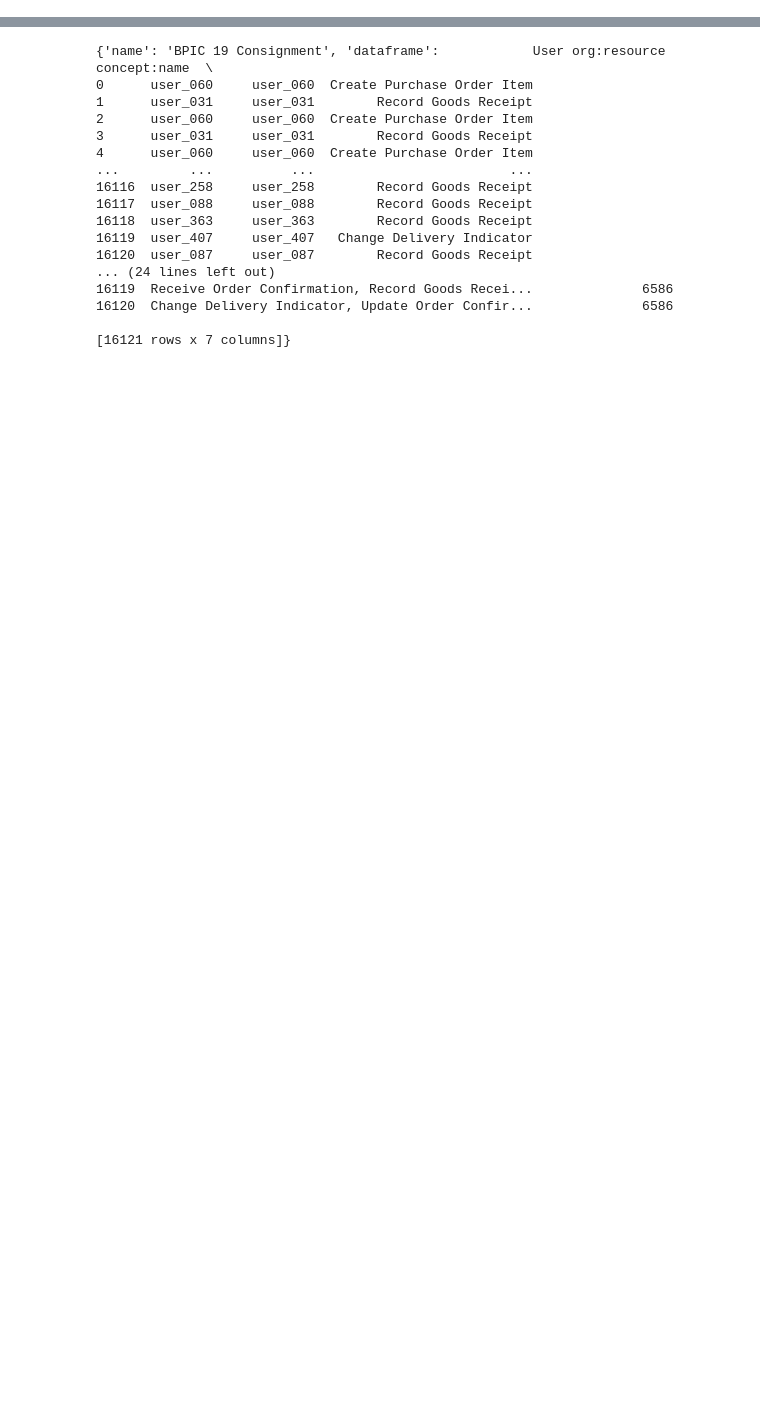
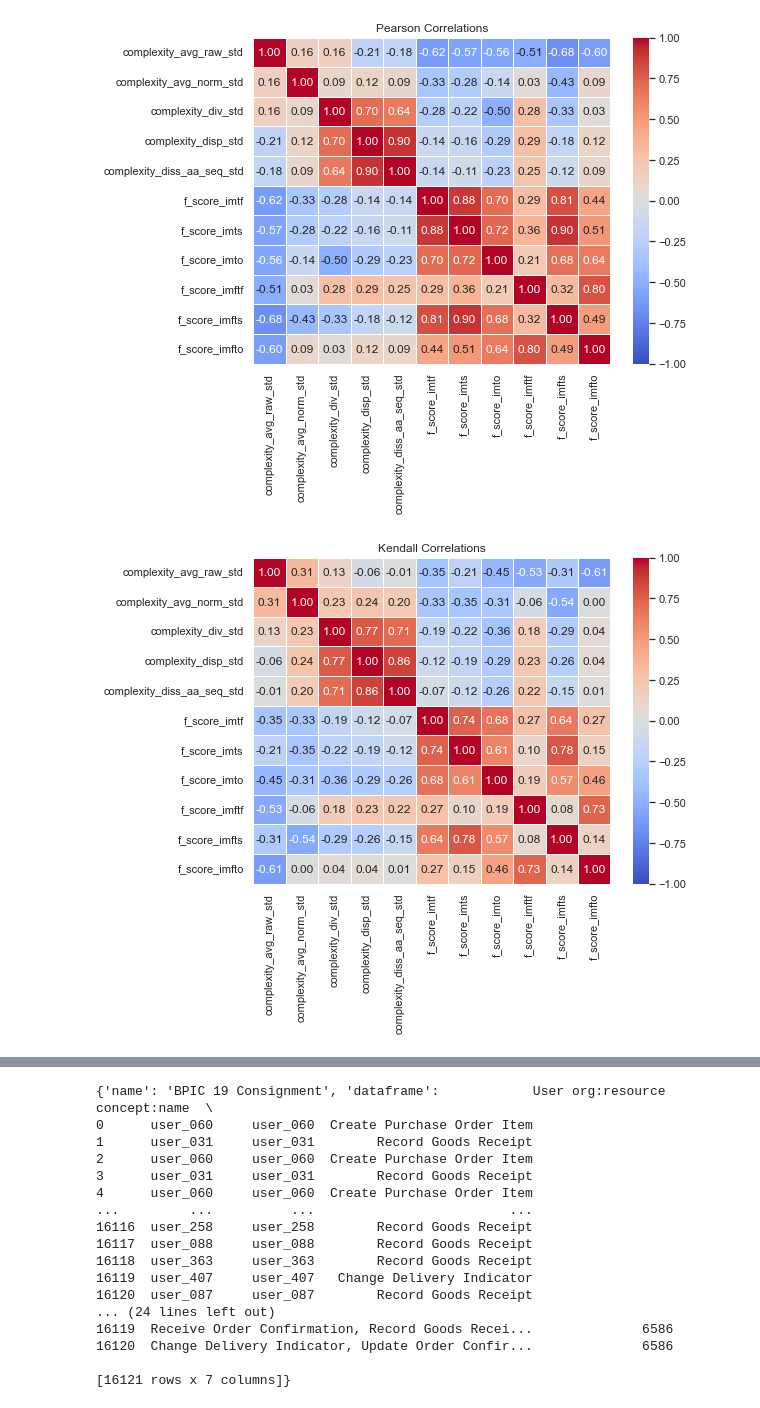
Before and after one commit to hudsonjychen/translucent-log-complexity, a Jupyter notebook: notebooks/experiment.ipynb, the cells around one changed output, grey strips where cells are left out. Cells and saved outputs as stored; diff of their text form; code cells hidden in the pictures; blank space fills up the shorter version.

```diff
--- a/notebooks/experiment.ipynb
+++ b/notebooks/experiment.ipynb
@@ -10,11 +8,16 @@ sys.path.insert(0, str(ROOT / "external" / "TranslucentActivityRelationships"))
 # %%
 import pickle
+import pandas as pd
 
-path = ROOT / "results" / "translucent_real_life" / "translucent_real_life_logs.pkl"
+path = ROOT / "results" / "evaluation" / "real_life"
+rl_complexity_path = path / "complexity.csv"
+rl_quality_path = path / "quality.csv"
 
-with open(path, "rb") as f:
-    logs = pickle.load(f)
+rl_c_df = pd.read_csv(rl_complexity_path)
+rl_q_df = pd.read_csv(rl_quality_path)
 
-for l in logs:
-    print(l["name"])
+rl_df_merge = pd.merge(rl_c_df, rl_q_df, on="name", how="inner")
+rl_df = rl_df_merge[["name", "complexity_avg_raw_std", "complexity_avg_norm_std", "complexity_div_std", "complexity_disp_std",  "complexity_diss_aa_seq_std",
+                     "f_score_imtf", "f_score_imts", "f_score_imto", "f_score_imftf", "f_score_imfts", "f_score_imfto"]]
+rl_df
 # %% [output]
@@ -38,8 +41,62 @@ WABO Receipt Phase
 # %%
-path = ROOT / "results" / "translucent_real_life" / "BPIC 19 Consignment.pkl"
+from scipy.stats import kendalltau, pearsonr
+import matplotlib.pyplot as plt
+import seaborn as sns
 
-with open(path, "rb") as f:
-    log = pickle.load(f)
+def get_p_values(df, method="pearson"):
+  cols = df.columns
+  p_val_df = pd.DataFrame(np.zeros((len(cols), len(cols))), index=cols, columns=cols)
 
-print(log)
+  for i in range(len(cols)):
+    for j in range(len(cols)):
+      if i == j:
+        p_val_df.iloc[i, j] = 0.0
+      else:
+        if method == "pearson":
+          _, p_val = pearsonr(df.iloc[:, i], df.iloc[:, j])
+        elif method == "kendall":
+          _, p_val = kendalltau(df.iloc[:, i], df.iloc[:, j])
+        p_val_df.iloc[i, j] = p_val
+
+  return p_val_df
+
+p_corr = rl_df.drop(columns=["name"]).corr(method="pearson")
+k_corr = rl_df.drop(columns=["name"]).corr(method="kendall")
+
+def show_heatmap(corr, title):
+    plt.figure(figsize=(8, 6))
+    sns.heatmap(
+        corr,
+        annot=True,
+        cmap="coolwarm",
+        vmin=-1,
+        vmax=1,
+        fmt=".2f",
+        linewidths=0.5,
+    )
+
+    plt.title(title)
+    plt.show()
+
+def show_scatterplot(df, x, y, title):
+    sns.set_theme(style="whitegrid")
+
+    plt.figure(figsize=(8, 6))
+    sns.scatterplot(
+        data=df,
+        x=x,
+        y=y,
+        palette="deep",
+        s=100,
+    )
+
+    plt.title(title)
+    plt.xlabel(x)
+    plt.ylabel(y)
+    plt.show()
+
+show_heatmap(p_corr, "Pearson Correlations")
+show_heatmap(k_corr, "Kendall Correlations")
+
+show_scatterplot(rl_df, "complexity_disp_std", "f_score_imftf", "Scatter Plot")
 # %% [output]
@@ -62,0 +103,2 @@ print(log)
+[figure, added]
+[figure, added]
```
Also changed, not shown: parts of 3 cells of this notebook, 58 other files.
